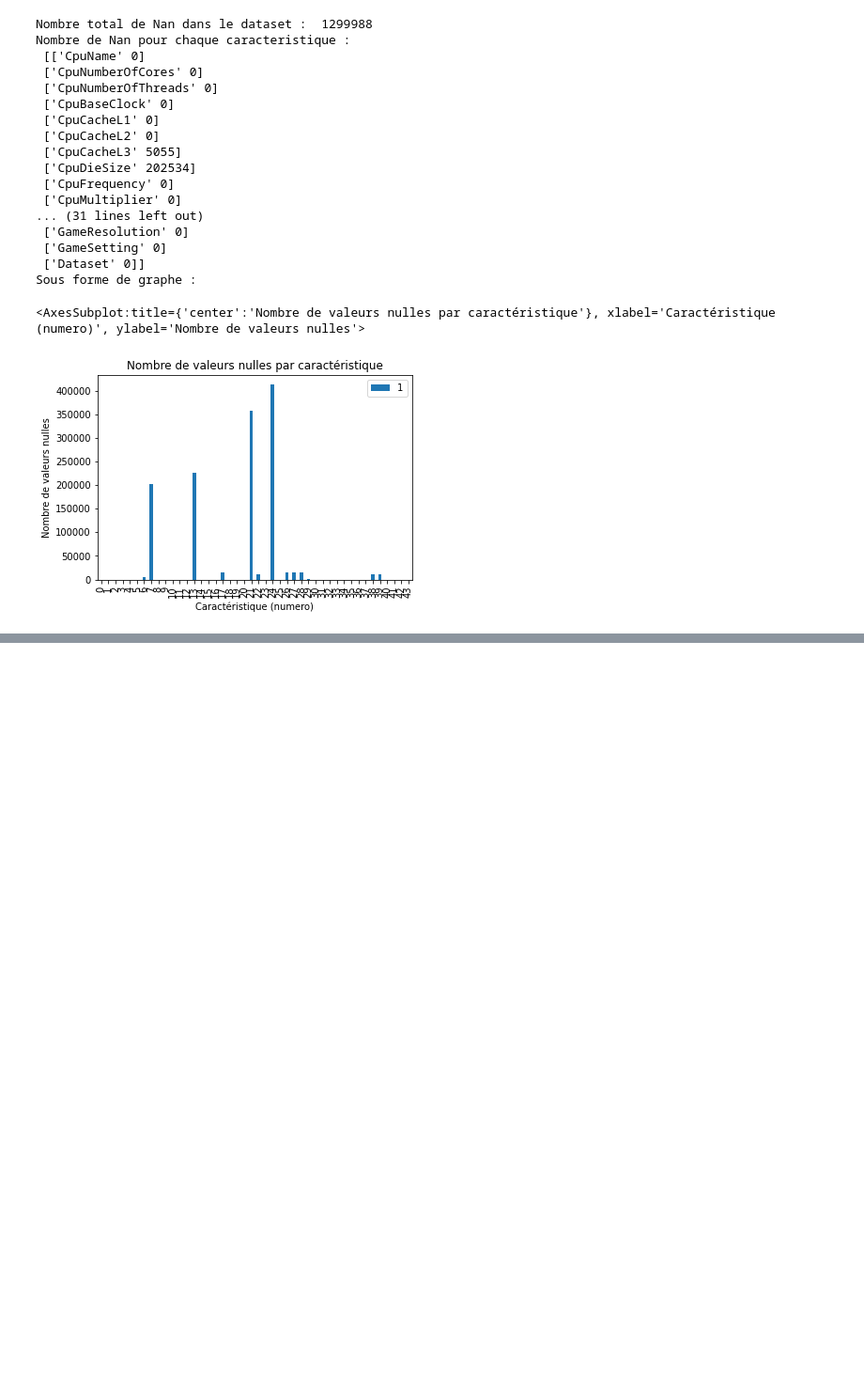
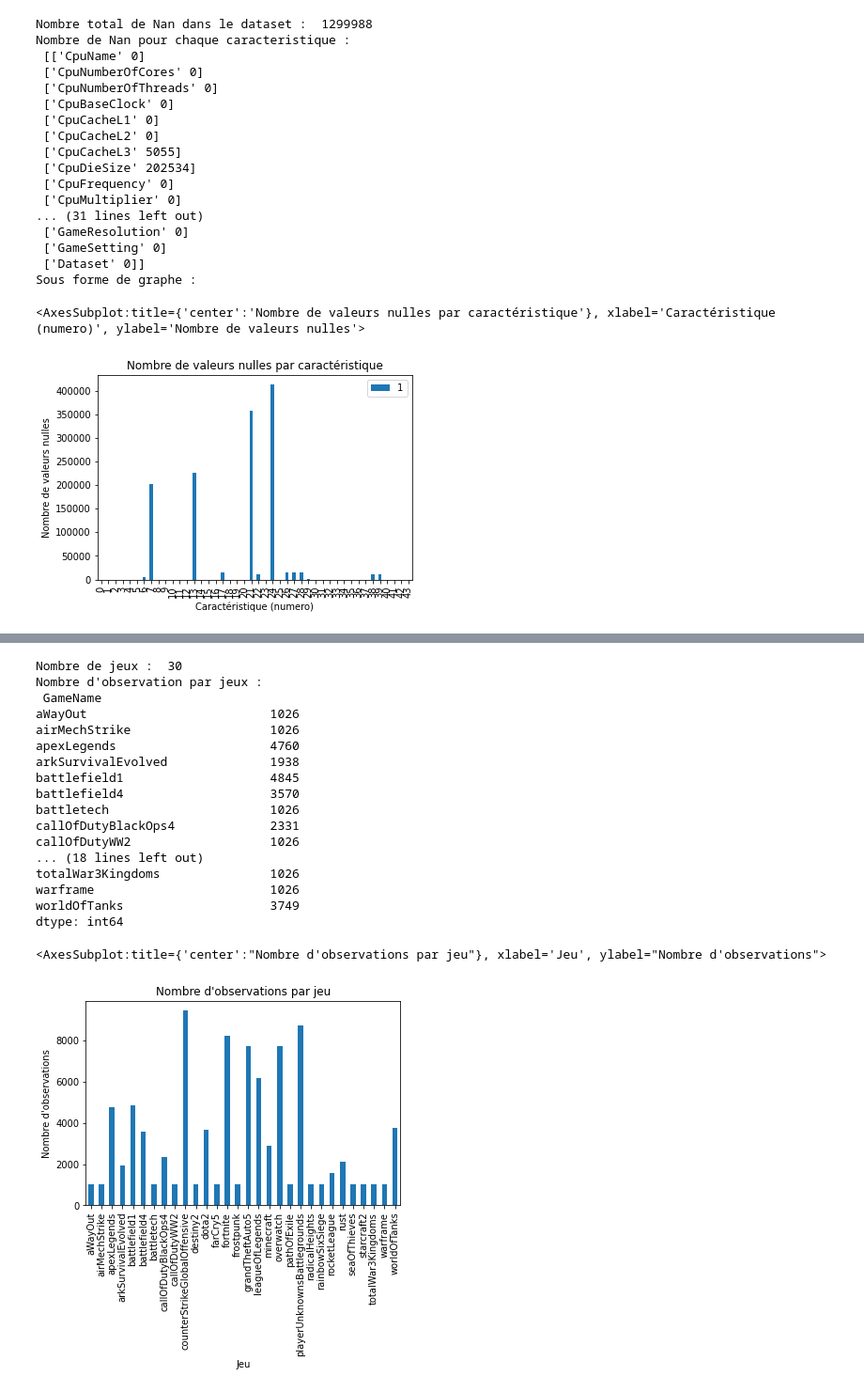
Before and after one commit to KontainPluton/FPS-Prediction-ML, a Jupyter notebook: Rapport.ipynb, the cells around one changed output, grey strips where cells are left out. Shown: that part at 94% size. Drawn from its saved outputs; the diff is of its cells as text; code cells hidden in the pictures; blank space fills up the shorter version.

```diff
--- a/Rapport.ipynb
+++ b/Rapport.ipynb
@@ -157,0 +208,18 @@ Voici la liste :
+# %%
+### Supression des colonnes, et supression des valeurs nulles (les lignes avec des valeurs nulles)
+
+dataset_df_reduced_rows = dataset_df.drop(
+    columns=['GpuNumberOfExecutionUnits', 'GpuNumberOfComputeUnits','CpuNumberOfTransistors', 'CpuDieSize','Dataset']).dropna()
+
+print('Liste des caractéristiques :',dataset_df_reduced_rows.columns)
+print('Nombre de colonnes x Nombre de lignes (Avec duplication): ',
+    str(len(dataset_df_reduced_rows.index)) + ' x '+ str(len(dataset_df_reduced_rows.columns)))
+
+### Supression des observations dupliquées (voir plus haut pour explication)
+### Et retri des index (car les index ne changent pas si on supprime des lignes)
+
+dataset_df_reduced_rows = dataset_df_reduced_rows.drop_duplicates(subset=dataset_df_reduced_rows.columns.difference(['target'])
+    ).reset_index().drop(columns=['index'])
+
+print('Nombre de colonnes x Nombre de lignes (Sans duplication): ',
+    str(len(dataset_df_reduced_rows.index)) + ' x '+ str(len(dataset_df_reduced_rows.columns)))
@@ -158 +241,28 @@ Voici la liste :
+# %%
+dataset_df_reduced_rows_pivot = dataset_df_reduced_rows.pivot_table(columns=['GameName'], aggfunc='size')
+
+print("Nombre de jeux : ",len(dataset_df_reduced_rows_pivot.index))
+print("Nombre d'observation par jeux : \n",dataset_df_reduced_rows_pivot)
+
+dataset_df_reduced_rows_pivot.plot(kind='bar', title='Nombre d\'observations par jeu', xlabel='Jeu', ylabel='Nombre d\'observations')
+# %% [output]
+Nombre de jeux :  30
+Nombre d'observation par jeux :
+ GameName
+aWayOut                         1026
+airMechStrike                   1026
+apexLegends                     4760
+arkSurvivalEvolved              1938
+battlefield1                    4845
+battlefield4                    3570
+battletech                      1026
+callOfDutyBlackOps4             2331
+callOfDutyWW2                   1026
+... (18 lines left out)
+totalWar3Kingdoms               1026
+warframe                        1026
+worldOfTanks                    3749
+dtype: int64
+<AxesSubplot:title={'center':"Nombre d'observations par jeu"}, xlabel='Jeu', ylabel="Nombre d'observations">
+[figure, added]
 # %%
```
Also changed, not shown: parts of 8 cells of this notebook.
